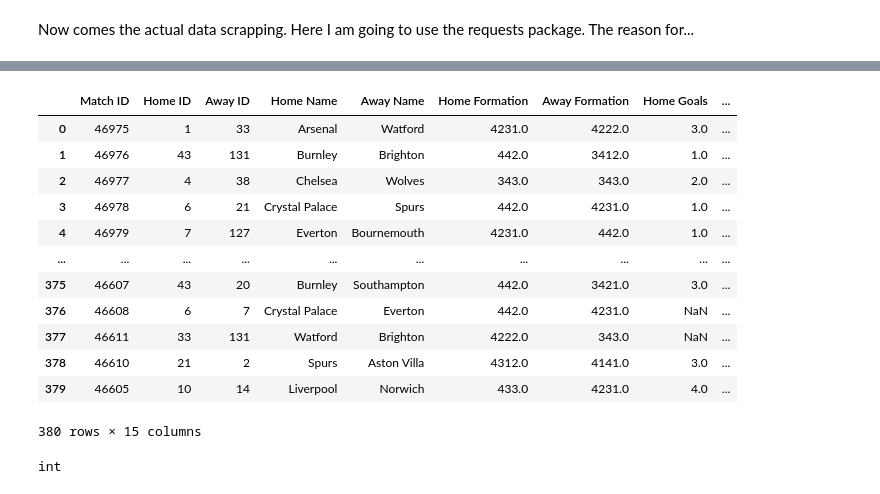
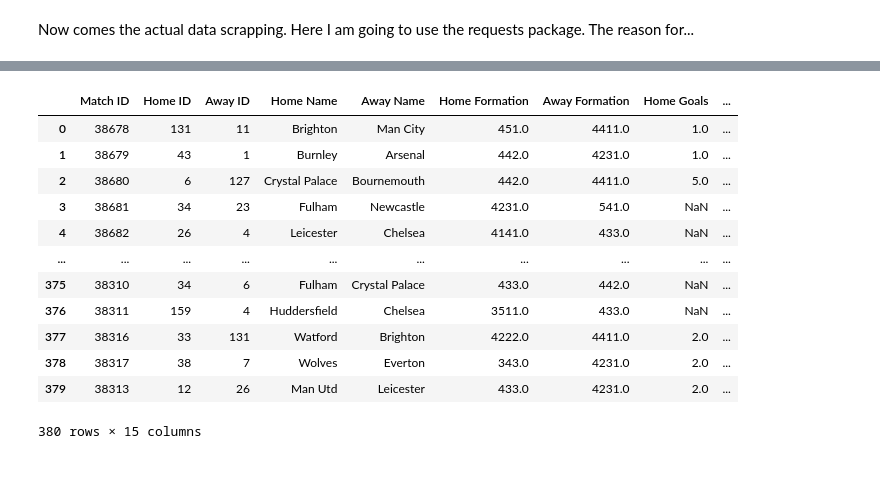
Before and after one commit to brunobelevan/Football-Theory---Formations, a Jupyter notebook: finalProject.ipynb, the cells around one changed output, grey strips where cells are left out. Cells and saved outputs as stored; diff of their text form; code cells hidden in the pictures.

```diff
--- a/finalProject.ipynb
+++ b/finalProject.ipynb
@@ -232,42 +233,34 @@ for num, id in enumerate(list_ids[0]):
 # %%
 d = {"Match ID": ids,
      "Home ID": club_id_home,
      "Away ID": club_id_away,
      "Home Name": club_name_home,
      "Away Name": club_name_away,
      "Home Formation": formation_home,
      "Away Formation": formation_away,
      "Home Goals": goals_scored_home,
      "Away Goals": goals_scored_away,
      "Home Goals Conceded": goals_conceded_home,
      "Away Goals Conceded": goals_conceded_away,
      "Home Passes": total_pass_home,
      "Away Passes": total_pass_away,
      "Red Cards Home": red_card_home,
      "Red Cards Away": rec_card_away
     }
-df = pd.DataFrame(data=d)
+data_df = pd.DataFrame(data=d)
 
-df
+data_df
 # %% [output]
 |  | Match ID | Home ID | Away ID | Home Name | Away Name | Home Formation | Away Formation | Home Goals | ... |
-| 0 | 46975 | 1 | 33 | Arsenal | Watford | 4231.0 | 4222.0 | 3.0 | ... |
-| 1 | 46976 | 43 | 131 | Burnley | Brighton | 442.0 | 3412.0 | 1.0 | ... |
-| 2 | 46977 | 4 | 38 | Chelsea | Wolves | 343.0 | 343.0 | 2.0 | ... |
-| 3 | 46978 | 6 | 21 | Crystal Palace | Spurs | 442.0 | 4231.0 | 1.0 | ... |
-| 4 | 46979 | 7 | 127 | Everton | Bournemouth | 4231.0 | 442.0 | 1.0 | ... |
+| 0 | 38678 | 131 | 11 | Brighton | Man City | 451.0 | 4411.0 | 1.0 | ... |
+| 1 | 38679 | 43 | 1 | Burnley | Arsenal | 442.0 | 4231.0 | 1.0 | ... |
+| 2 | 38680 | 6 | 127 | Crystal Palace | Bournemouth | 442.0 | 4411.0 | 5.0 | ... |
+| 3 | 38681 | 34 | 23 | Fulham | Newcastle | 4231.0 | 541.0 | NaN | ... |
+| 4 | 38682 | 26 | 4 | Leicester | Chelsea | 4141.0 | 433.0 | NaN | ... |
 | ... | ... | ... | ... | ... | ... | ... | ... | ... | ... |
-| 375 | 46607 | 43 | 20 | Burnley | Southampton | 442.0 | 3421.0 | 3.0 | ... |
-| 376 | 46608 | 6 | 7 | Crystal Palace | Everton | 442.0 | 4231.0 | NaN | ... |
-| 377 | 46611 | 33 | 131 | Watford | Brighton | 4222.0 | 343.0 | NaN | ... |
-| 378 | 46610 | 21 | 2 | Spurs | Aston Villa | 4312.0 | 4141.0 | 3.0 | ... |
-| 379 | 46605 | 10 | 14 | Liverpool | Norwich | 433.0 | 4231.0 | 4.0 | ... |
+| 375 | 38310 | 34 | 6 | Fulham | Crystal Palace | 433.0 | 442.0 | NaN | ... |
+| 376 | 38311 | 159 | 4 | Huddersfield | Chelsea | 3511.0 | 433.0 | NaN | ... |
+| 377 | 38316 | 33 | 131 | Watford | Brighton | 4222.0 | 4411.0 | 2.0 | ... |
+| 378 | 38317 | 38 | 7 | Wolves | Everton | 343.0 | 4231.0 | 2.0 | ... |
+| 379 | 38313 | 12 | 26 | Man Utd | Leicester | 433.0 | 4231.0 | 2.0 | ... |
 380 rows × 15 columns
-# %%
-formation = 4321
-
-formation = [int(i) for i in str(formation)]
-
-type(formation[0])
-# %% [output]
-int
```
Also changed, not shown: parts of 8 cells of this notebook, 3 other files.
